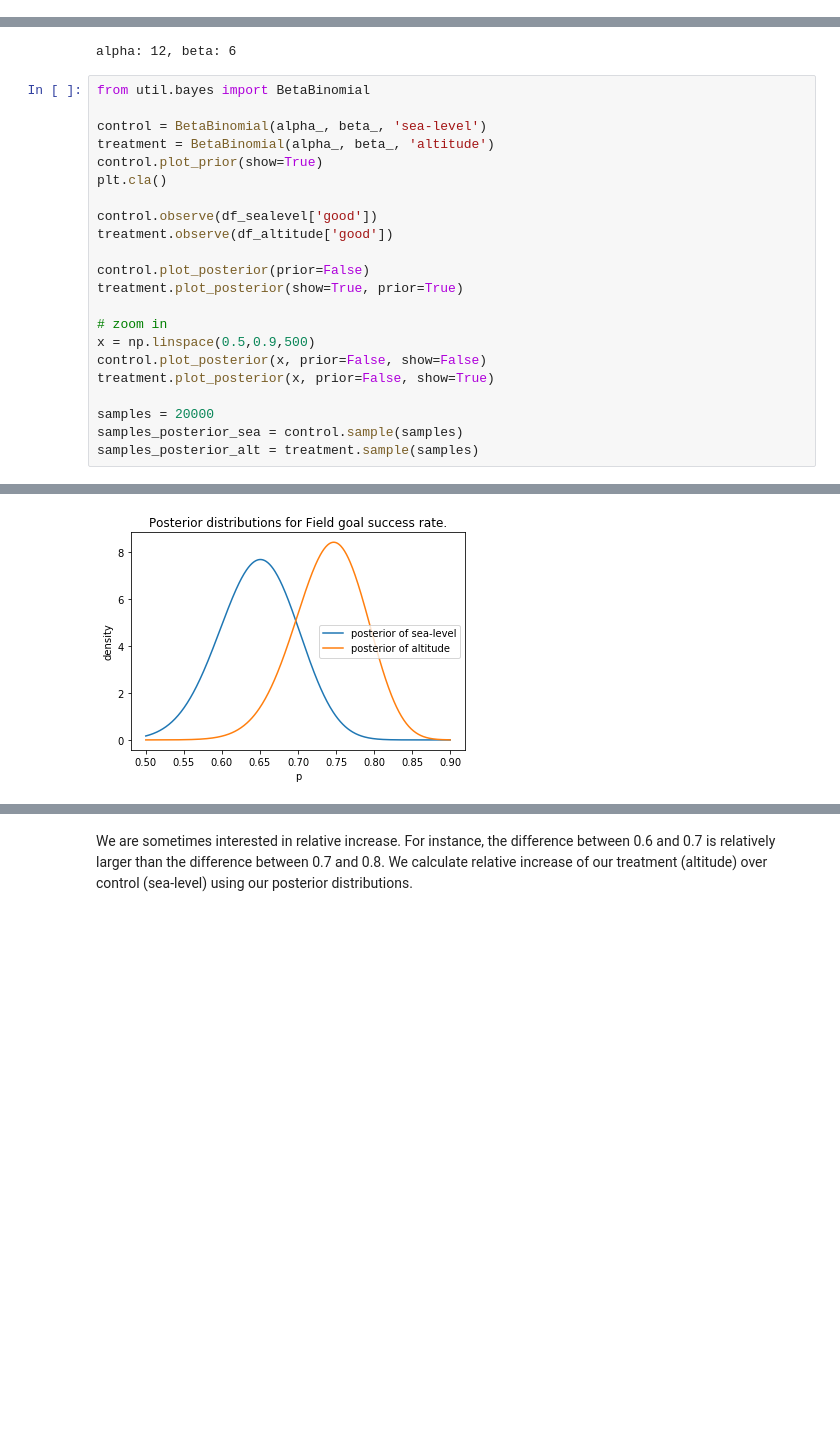
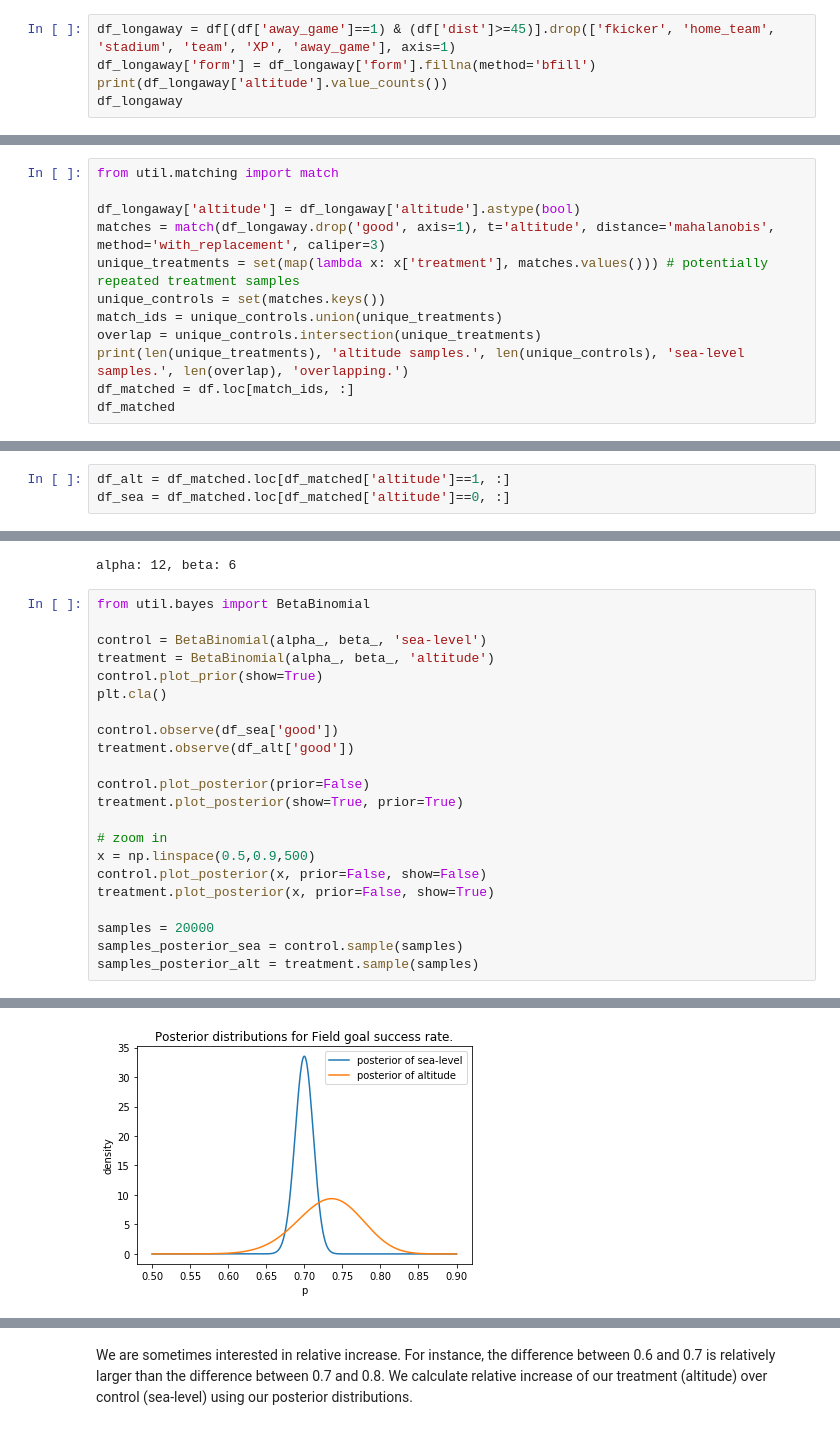
Before and after one commit to lewisbails/nfl-project, a Jupyter notebook: notebooks/altitude.ipynb, the cells around one changed output, grey strips where cells are left out. Cells and saved outputs as stored; diff of their text form; blank space fills up the shorter version.

Commit message:
pdist and squareform for matching, much faster (linalg FTW. now control for altitude has >1000 matching samples

```diff
--- a/notebooks/altitude.ipynb
+++ b/notebooks/altitude.ipynb
@@ -73,0 +58,5 @@ df_altitude
+# %%
+df_longaway = df[(df['away_game']==1) & (df['dist']>=45)].drop(['fkicker', 'home_team', 'stadium', 'team', 'XP', 'away_game'], axis=1)
+df_longaway['form'] = df_longaway['form'].fillna(method='bfill')
+print(df_longaway['altitude'].value_counts())
+df_longaway
@@ -171,0 +83,12 @@ df_altitude
+# %%
+from util.matching import match
+
+df_longaway['altitude'] = df_longaway['altitude'].astype(bool)
+matches = match(df_longaway.drop('good', axis=1), t='altitude', distance='mahalanobis', method='with_replacement', caliper=3)
+unique_treatments = set(map(lambda x: x['treatment'], matches.values())) # potentially repeated treatment samples
+unique_controls = set(matches.keys())
+match_ids = unique_controls.union(unique_treatments)
+overlap = unique_controls.intersection(unique_treatments)
+print(len(unique_treatments), 'altitude samples.', len(unique_controls), 'sea-level samples.', len(overlap), 'overlapping.')
+df_matched = df.loc[match_ids, :]
+df_matched
@@ -172,3 +112,6 @@ df_altitude
+# %%
+df_alt = df_matched.loc[df_matched['altitude']==1, :]
+df_sea = df_matched.loc[df_matched['altitude']==0, :]
 # %% [markdown]
 ## Model
 
@@ -191,8 +134,8 @@ treatment = BetaBinomial(alpha_, beta_, 'altitude')
 control.plot_prior(show=True)
 plt.cla()
 
-control.observe(df_sealevel['good'])
-treatment.observe(df_altitude['good'])
+control.observe(df_sea['good'])
+treatment.observe(df_alt['good'])
 
 control.plot_posterior(prior=False)
 treatment.plot_posterior(show=True, prior=True)
@@ -211,4 +154,4 @@ samples_posterior_alt = treatment.sample(samples)
-[figure, old version]
+[figure, new version]
 # %%
 posterior_diff = samples_posterior_alt - samples_posterior_sea
 
```
Also changed, not shown: parts of 18 cells of this notebook, 1 other file.
